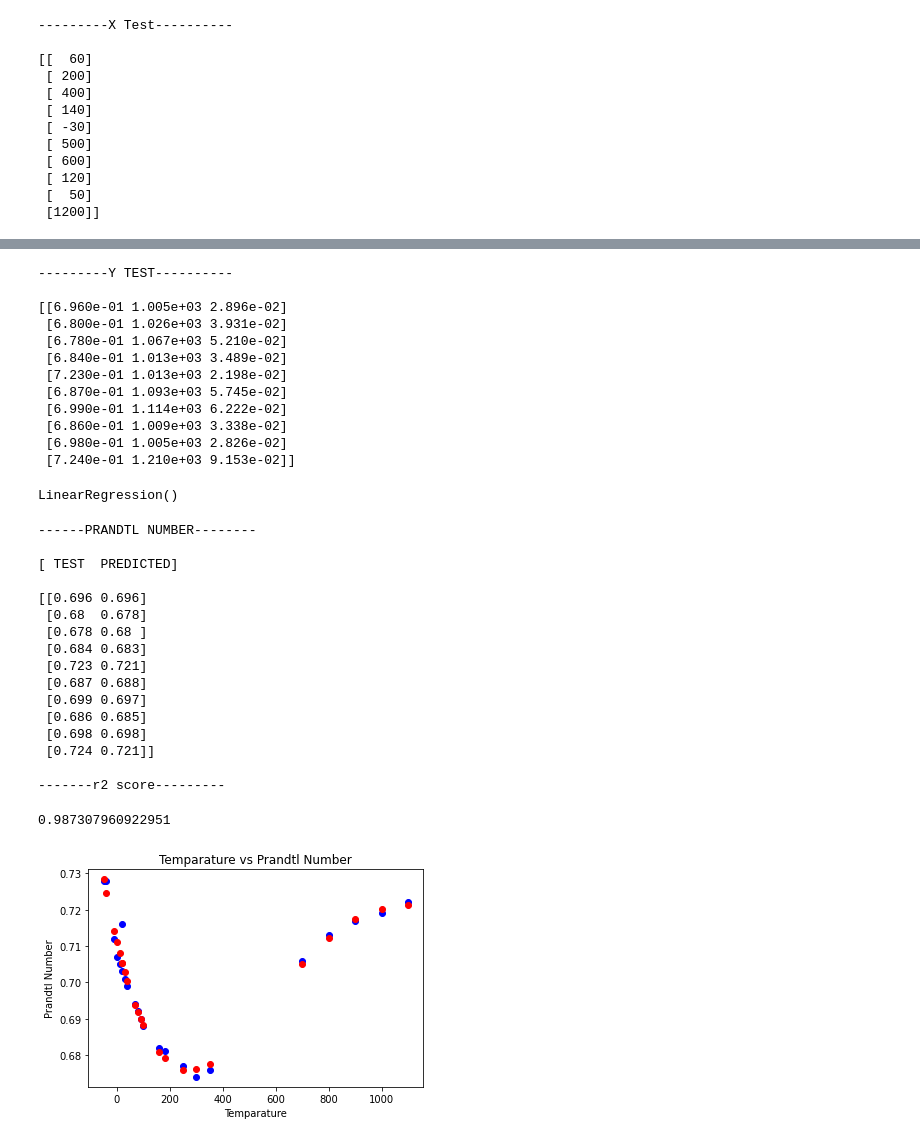
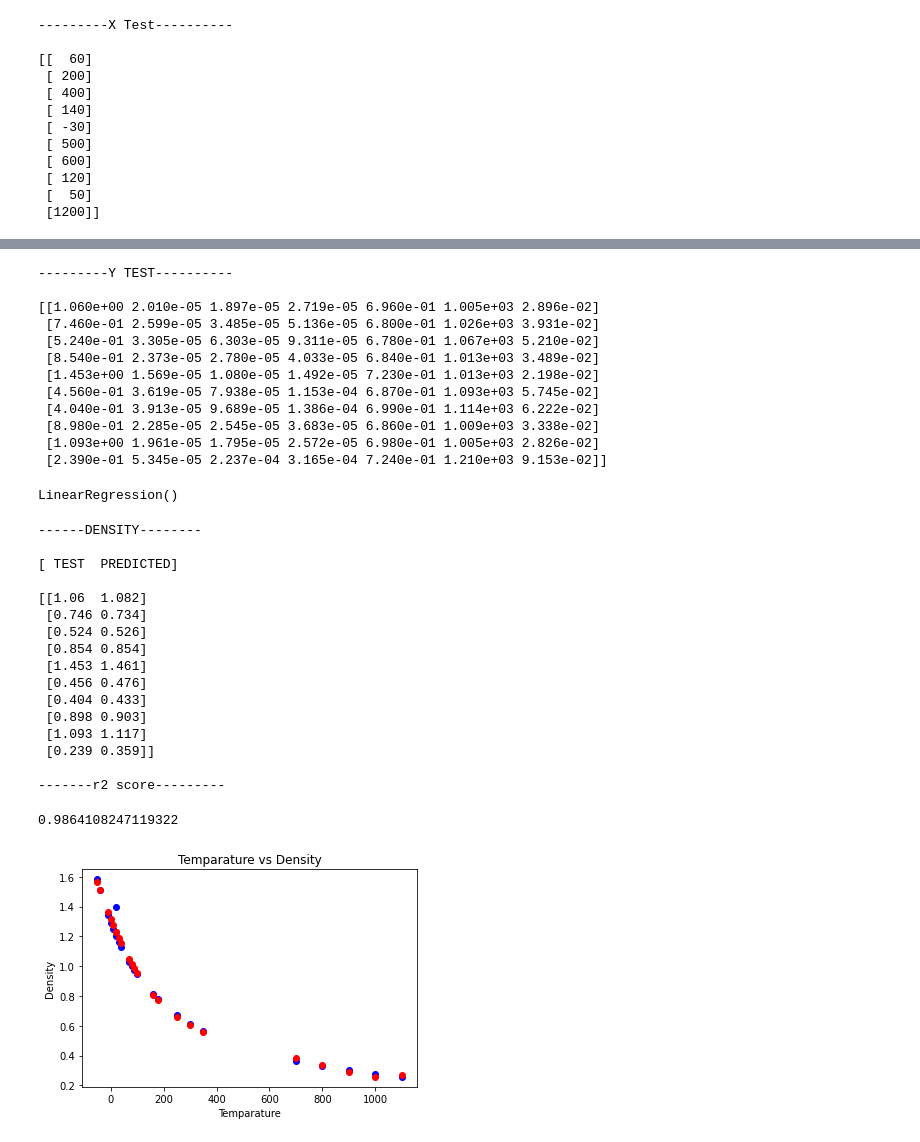
Before and after one commit to Raju-Komarapu/BTech-miniProject_2_PolynomialRegression, a Jupyter notebook: Mini_Project-2.ipynb, the cells around one changed output, grey strips where cells are left out. Cells and saved outputs as stored; diff of their text form; code cells hidden in the pictures.

```diff
--- a/Mini_Project-2.ipynb
+++ b/Mini_Project-2.ipynb
@@ -15,7 +8,7 @@ Drive already mounted at /content/drive; to attempt to forcibly remount, call dr
 # %%
 #Importing DataSet
-data=pd.read_csv('/content/drive/MyDrive/PROJECT/databook csv.csv')
+data=pd.read_csv('DATA.csv')
 
 x=data.iloc[:,:1].values  #Features
 
-y=data.iloc[:,5:8].values #Dependent variables
+y=data.iloc[:,1:8].values #Dependent variables
@@ -140,16 +151,16 @@ print(y_test)
 # %% [output]
 ---------Y TEST----------
 
-[[6.960e-01 1.005e+03 2.896e-02]
- [6.800e-01 1.026e+03 3.931e-02]
- [6.780e-01 1.067e+03 5.210e-02]
- [6.840e-01 1.013e+03 3.489e-02]
- [7.230e-01 1.013e+03 2.198e-02]
- [6.870e-01 1.093e+03 5.745e-02]
- [6.990e-01 1.114e+03 6.222e-02]
- [6.860e-01 1.009e+03 3.338e-02]
- [6.980e-01 1.005e+03 2.826e-02]
- [7.240e-01 1.210e+03 9.153e-02]]
+[[1.060e+00 2.010e-05 1.897e-05 2.719e-05 6.960e-01 1.005e+03 2.896e-02]
+ [7.460e-01 2.599e-05 3.485e-05 5.136e-05 6.800e-01 1.026e+03 3.931e-02]
+ [5.240e-01 3.305e-05 6.303e-05 9.311e-05 6.780e-01 1.067e+03 5.210e-02]
+ [8.540e-01 2.373e-05 2.780e-05 4.033e-05 6.840e-01 1.013e+03 3.489e-02]
+ [1.453e+00 1.569e-05 1.080e-05 1.492e-05 7.230e-01 1.013e+03 2.198e-02]
+ [4.560e-01 3.619e-05 7.938e-05 1.153e-04 6.870e-01 1.093e+03 5.745e-02]
+ [4.040e-01 3.913e-05 9.689e-05 1.386e-04 6.990e-01 1.114e+03 6.222e-02]
+ [8.980e-01 2.285e-05 2.545e-05 3.683e-05 6.860e-01 1.009e+03 3.338e-02]
+ [1.093e+00 1.961e-05 1.795e-05 2.572e-05 6.980e-01 1.005e+03 2.826e-02]
+ [2.390e-01 5.345e-05 2.237e-04 3.165e-04 7.240e-01 1.210e+03 9.153e-02]]
 # %%
 #Linear Regressiom
 from sklearn.linear_model import LinearRegression
@@ -169,7 +180,7 @@ LinearRegression()
 # %%
 y_pred=regressor.predict(poly_reg.transform(x_test))
 
-print("------PRANDTL NUMBER--------\n")
+print("------DENSITY--------\n")
 
 np.set_printoptions(precision=3)
 
@@ -185,37 +196,37 @@ from sklearn.metrics import r2_score
 
 r2_score(y_test[:,0],y_pred[:,0])
 # %% [output]
-------PRANDTL NUMBER--------
+------DENSITY--------
 
 [ TEST  PREDICTED]
 
-[[0.696 0.696]
- [0.68  0.678]
- [0.678 0.68 ]
- [0.684 0.683]
- [0.723 0.721]
- [0.687 0.688]
- [0.699 0.697]
- [0.686 0.685]
- [0.698 0.698]
- [0.724 0.721]]
+[[1.06  1.082]
+ [0.746 0.734]
+ [0.524 0.526]
+ [0.854 0.854]
+ [1.453 1.461]
+ [0.456 0.476]
+ [0.404 0.433]
+ [0.898 0.903]
+ [1.093 1.117]
+ [0.239 0.359]]
 
 -------r2 score---------
-0.987307960922951
+0.9864108247119322
 # %%
 yy = regressor.predict(poly_reg.fit_transform(x_train))
 
-plt.title("Temparature vs Prandtl Number")
+plt.title("Temparature vs Density")
 
 plt.scatter(x_train,y_train[:,0],color = "blue")
 
 plt.scatter(x_train,yy[:,0],color = 'red')
 
 plt.xlabel("Temparature")
 
-plt.ylabel("Prandtl Number")
+plt.ylabel("Density")
 
 plt.show()
 # %% [output]
-[figure, old version]
+[figure, new version]
 # %%
```
Also changed, not shown: parts of 20 cells of this notebook.
